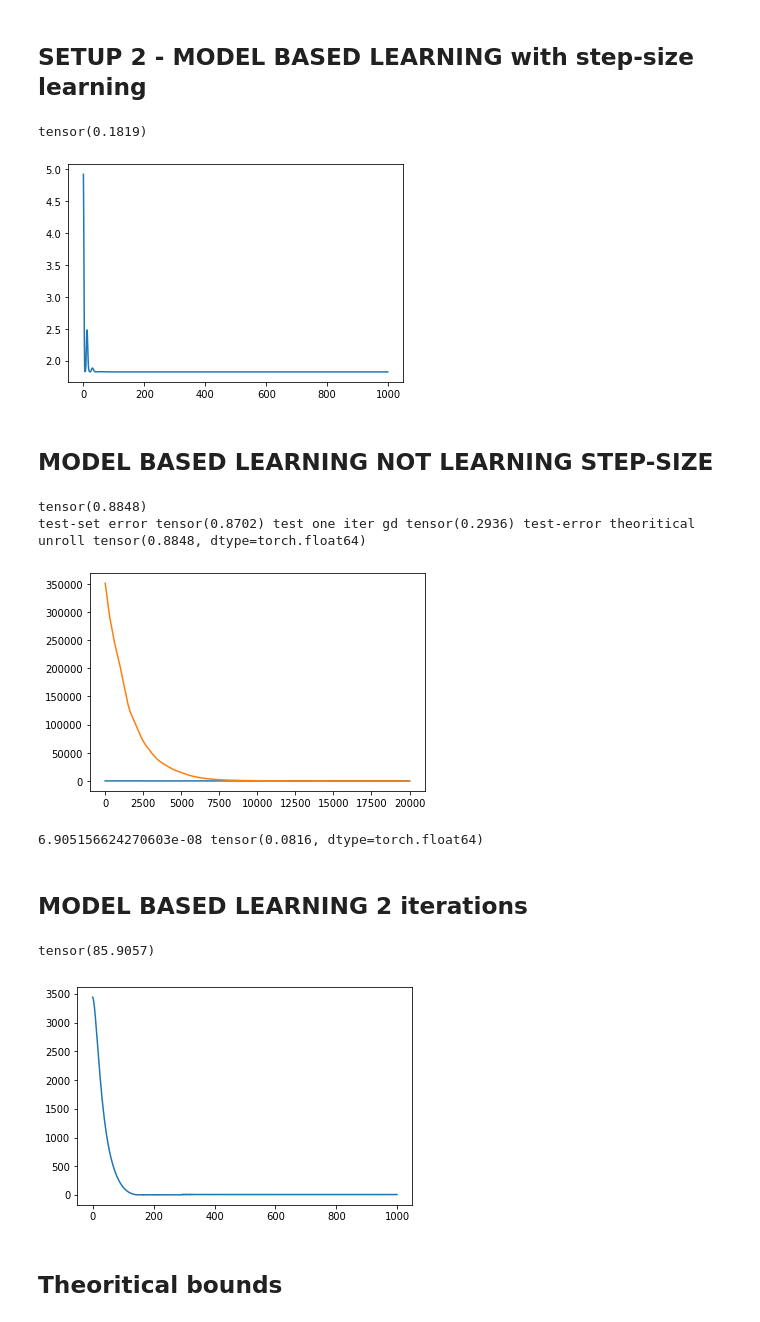
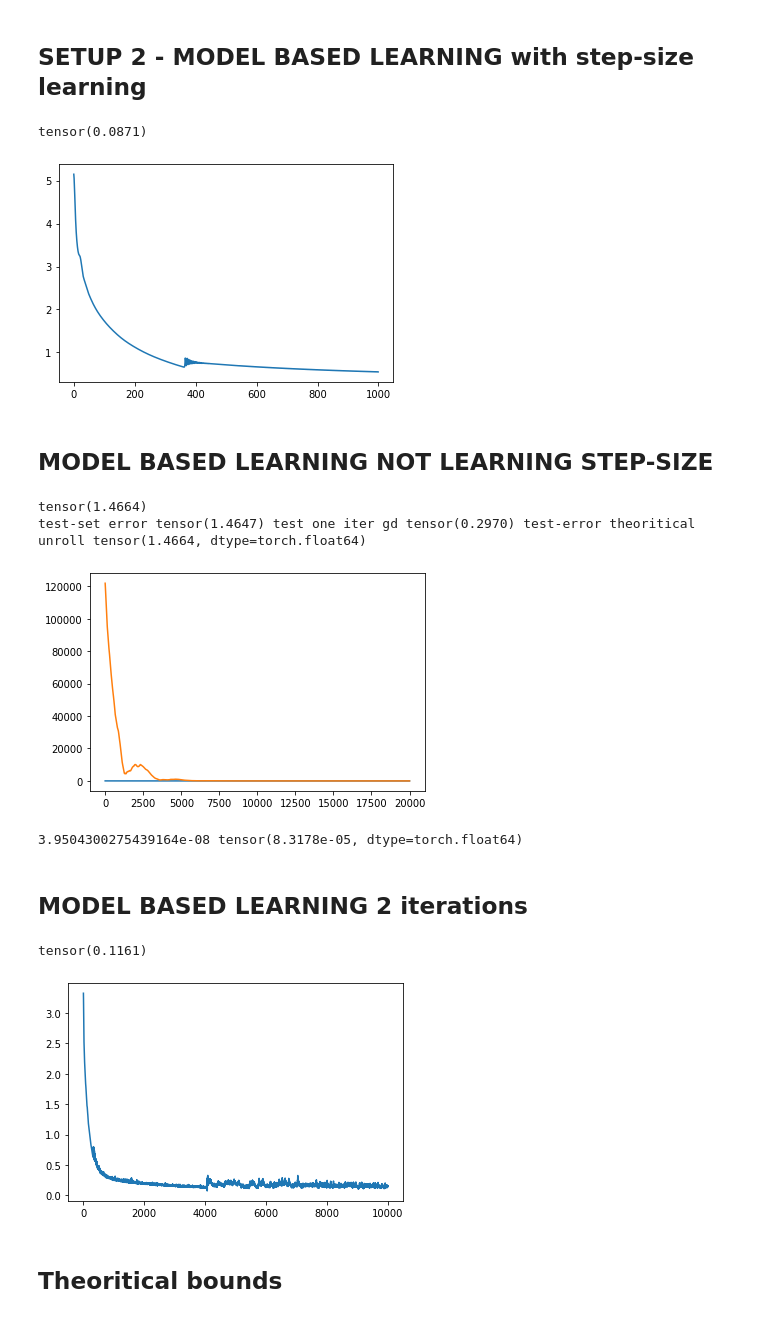
Before and after one commit to siddpiku/unrolledLOOPS, a Jupyter notebook: Unrolled loops.ipynb, the cells around one changed output. Saved outputs shown, nothing was run; the diff lists cells and outputs as text; code cells hidden in the pictures.

```diff
--- a/Unrolled loops.ipynb
+++ b/Unrolled loops.ipynb
@@ -7,9 +7,9 @@ import torch.optim as optim
 ## SETUP 1 - MODEL FREE learning
 # %%
 d = 100 # dimension of data points x
-n = 90 # number of data points
+n = 80 # number of data points
 ntest = 10000
-m = 100 # size of measurements b
+m = 90 # size of measurements b
 noise = 0
 X = np.random.uniform(-1/np.sqrt(d),1/np.sqrt(d),size = (n,d))
 A = np.random.uniform(-1/np.sqrt(d),1/np.sqrt(d),(m,d))
@@ -62,8 +62,8 @@ empirical test error tensor(0.3122) theoritical test error =  0.3123283970239778
 # %% [markdown]
 ## SETUP 2 - MODEL BASED LEARNING with step-size learning
 # %%
-C = torch.ones((d,d),requires_grad = True)
-eta = torch.tensor(1.0,requires_grad = True)
+C = torch.zeros((d,d),requires_grad = True)
+eta = torch.tensor(0.0,requires_grad = True)
 optimizer = optim.SGD([C,eta], lr = 0.01, momentum = 0.9)
 
 epochs = 1000
@@ -90,8 +90,8 @@ print(test(C.detach(),eta.detach()))
 plt.plot(l)
 plt.show()
 # %% [output]
-tensor(0.1819)
+tensor(0.0871)
-[figure, old version]
+[figure, new version]
 # %% [markdown]
 ## MODEL BASED LEARNING NOT LEARNING STEP-SIZE
 # %%
@@ -150,48 +150,48 @@ plt.plot(ltheoritical)
 plt.show()
 print(l[-1],ltheoritical[-1])
 # %% [output]
-tensor(0.8848)
-test-set error tensor(0.8702) test one iter gd tensor(0.2936) test-error theoritical unroll tensor(0.8848, dtype=torch.float64)
+tensor(1.4664)
+test-set error tensor(1.4647) test one iter gd tensor(0.2970) test-error theoritical unroll tensor(1.4664, dtype=torch.float64)
-[figure, old version]
+[figure, new version]
-6.905156624270603e-08 tensor(0.0816, dtype=torch.float64)
+3.9504300275439164e-08 tensor(8.3178e-05, dtype=torch.float64)
 # %% [markdown]
 ## MODEL BASED LEARNING 2 iterations
 # %%
-C = torch.ones((d,d),requires_grad = True)
-C1 = torch.ones((d,d),requires_grad = True)
-eta = .1
-optimizer = optim.SGD([C,C1], lr = 0.01, momentum = 0.9)
+C = torch.zeros((d,d),requires_grad = True)
+C1 = torch.zeros((d,d),requires_grad = True)
+eta = 1
+optimizer = optim.SGD([C,C1], lr =.1, momentum = 0.99)
 
-epochs = 1000
+epochs = 10000
 l = []
 for i in range(epochs):
     optimizer.zero_grad()
 
     temp = eta*A.transpose(0,1).matmul(B).float()
     temp1 = torch.eye(d) - eta*A.transpose(0,1).matmul(A).float() - eta*C
     temp2 = torch.eye(d) - eta*A.transpose(0,1).matmul(A).float() - eta*C1
     temp3 = (torch.eye(d) + temp1 + temp1.matmul(temp2)).matmul(temp)
     loss = torch.norm(temp3 - X.transpose(0,1).float())
     loss.backward()
     optimizer.step()
     l.append(loss.item())
 def test(C,C1,eta):
     Xtest = torch.tensor(np.random.uniform(-1,1,size = (ntest,d)))
     Btest = torch.tensor(np.matmul(A,Xtest.transpose(0,1)))
 
     temp = eta*A.transpose(0,1).matmul(Btest).float()
     temp1 = torch.eye(d) - eta*A.transpose(0,1).matmul(A).float() - eta*C
     temp2 = torch.eye(d) - eta*A.transpose(0,1).matmul(A).float() - eta*C1
     temp3 = (torch.eye(d) + temp1 + temp1.matmul(temp2)).matmul(temp)
     loss = torch.norm(temp3 - Xtest.transpose(0,1).float())/ntest
     return loss
 
 print(test(C.detach(),C1.detach(),eta))
 plt.plot(l)
 plt.show()
 # %% [output]
-tensor(85.9057)
+tensor(0.1161)
-[figure, old version]
+[figure, new version]
 # %% [markdown]
 ## Theoritical bounds
 # %%
```
Also changed, not shown: parts of 2 cells of this notebook.
